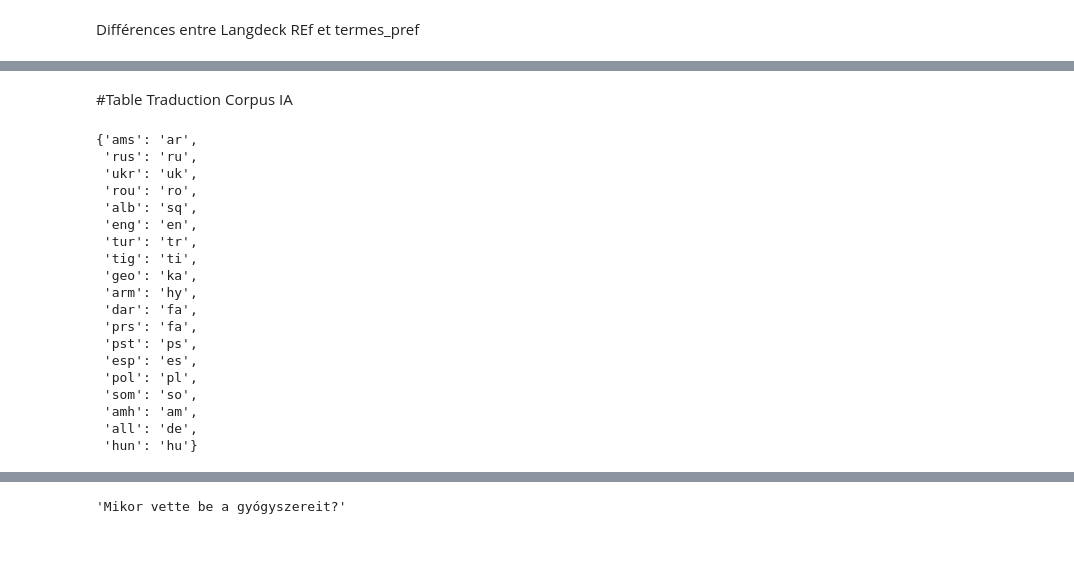
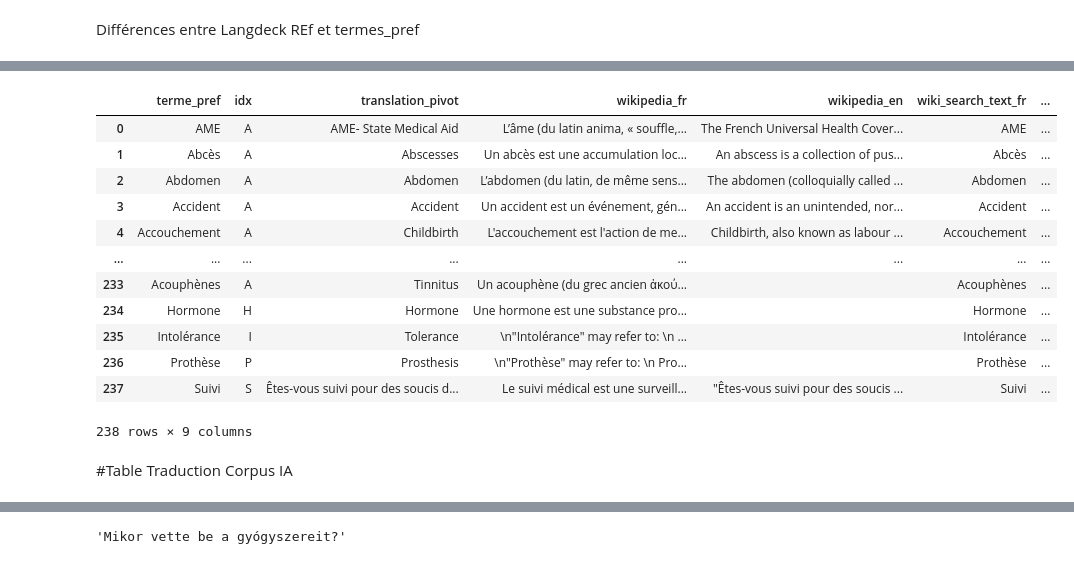
Before and after one commit to gretiere545/langdeck, a Jupyter notebook: langdeck_sync.ipynb, the cells around one changed output, grey strips where cells are left out. Drawn from its saved outputs; the diff is of its cells as text; code cells hidden in the pictures.

```diff
--- a/langdeck_sync.ipynb
+++ b/langdeck_sync.ipynb
@@ -539,4 +546,20 @@ df_vocabulary["wikipedia_en"] = df_vocabulary[["translation_pivot","wikipedia_en
 # %%
 df_vocabulary["wiki_search_text_fr"] = df_vocabulary["terme_pref"]
 df_vocabulary["wiki_search_text_en"] = df_vocabulary["translation_pivot"]
+# %%
+df_vocabulary
+# %% [output]
+|  | terme_pref | idx | translation_pivot | wikipedia_fr | wikipedia_en | wiki_search_text_fr | ... |
+| 0 | AME | A | AME- State Medical Aid | L’âme (du latin anima, « souffle,... | The French Universal Health Cover... | AME | ... |
+| 1 | Abcès | A | Abscesses | Un abcès est une accumulation loc... | An abscess is a collection of pus... | Abcès | ... |
+| 2 | Abdomen | A | Abdomen | L’abdomen (du latin, de même sens... | The abdomen (colloquially called ... | Abdomen | ... |
+| 3 | Accident | A | Accident | Un accident est un événement, gén... | An accident is an unintended, nor... | Accident | ... |
+| 4 | Accouchement | A | Childbirth | L'accouchement est l'action de me... | Childbirth, also known as labour ... | Accouchement | ... |
+| ... | ... | ... | ... | ... | ... | ... | ... |
+| 233 | Acouphènes | A | Tinnitus | Un acouphène (du grec ancien ἀκού... |  | Acouphènes | ... |
+| 234 | Hormone | H | Hormone | Une hormone est une substance pro... |  | Hormone | ... |
+| 235 | Intolérance | I | Tolerance | \n"Intolérance" may refer to: \n ... |  | Intolérance | ... |
+| 236 | Prothèse | P | Prosthesis | \n"Prothèse" may refer to: \n Pro... |  | Prothèse | ... |
+| 237 | Suivi | S | Êtes-vous suivi pour des soucis d... | Le suivi médical est une surveill... | "Êtes-vous suivi pour des soucis ... | Suivi | ... |
+238 rows × 9 columns
 # %%
@@ -557,28 +580,6 @@ from google.colab import output
 output.disable_custom_widget_manager()
 # %% [markdown]
 #Table Traduction Corpus IA
-# %%
-iso_codes
-# %% [output]
-{'ams': 'ar',
- 'rus': 'ru',
- 'ukr': 'uk',
- 'rou': 'ro',
- 'alb': 'sq',
- 'eng': 'en',
- 'tur': 'tr',
- 'tig': 'ti',
- 'geo': 'ka',
- 'arm': 'hy',
- 'dar': 'fa',
- 'prs': 'fa',
- 'pst': 'ps',
- 'esp': 'es',
- 'pol': 'pl',
- 'som': 'so',
- 'amh': 'am',
- 'all': 'de',
- 'hun': 'hu'}
 # %%
 from deep_translator import GoogleTranslator
 language="rou"
```
Also changed, not shown: parts of 29 cells of this notebook.
